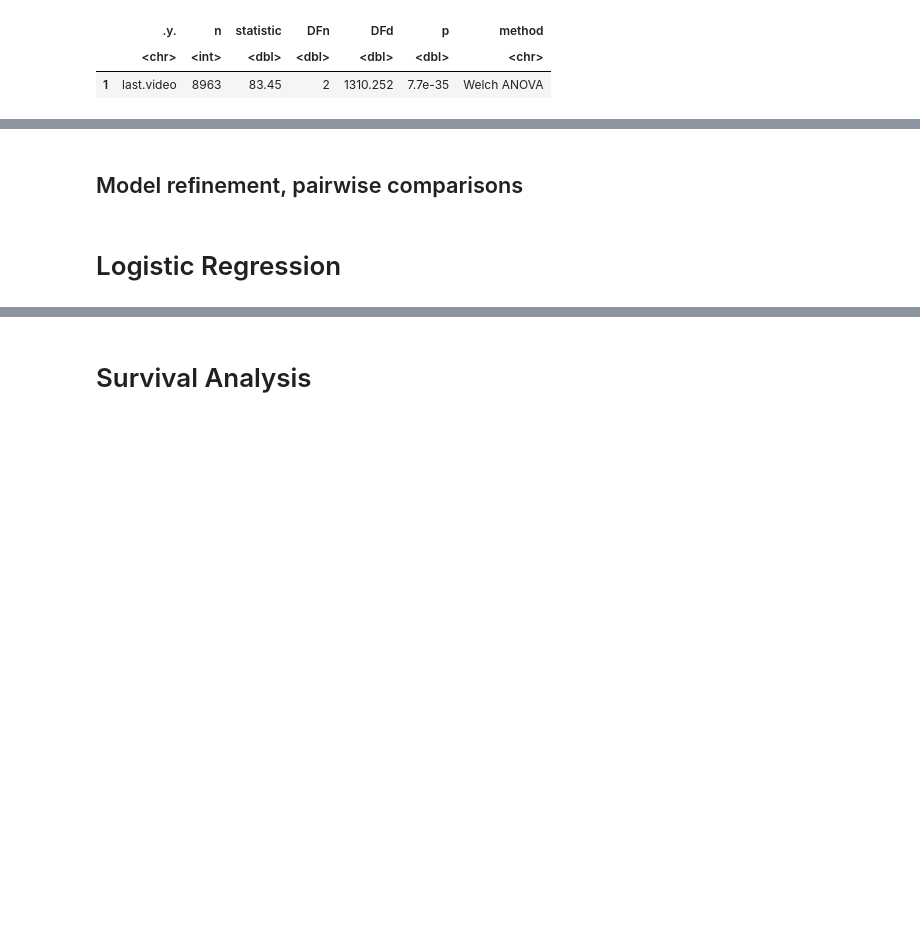
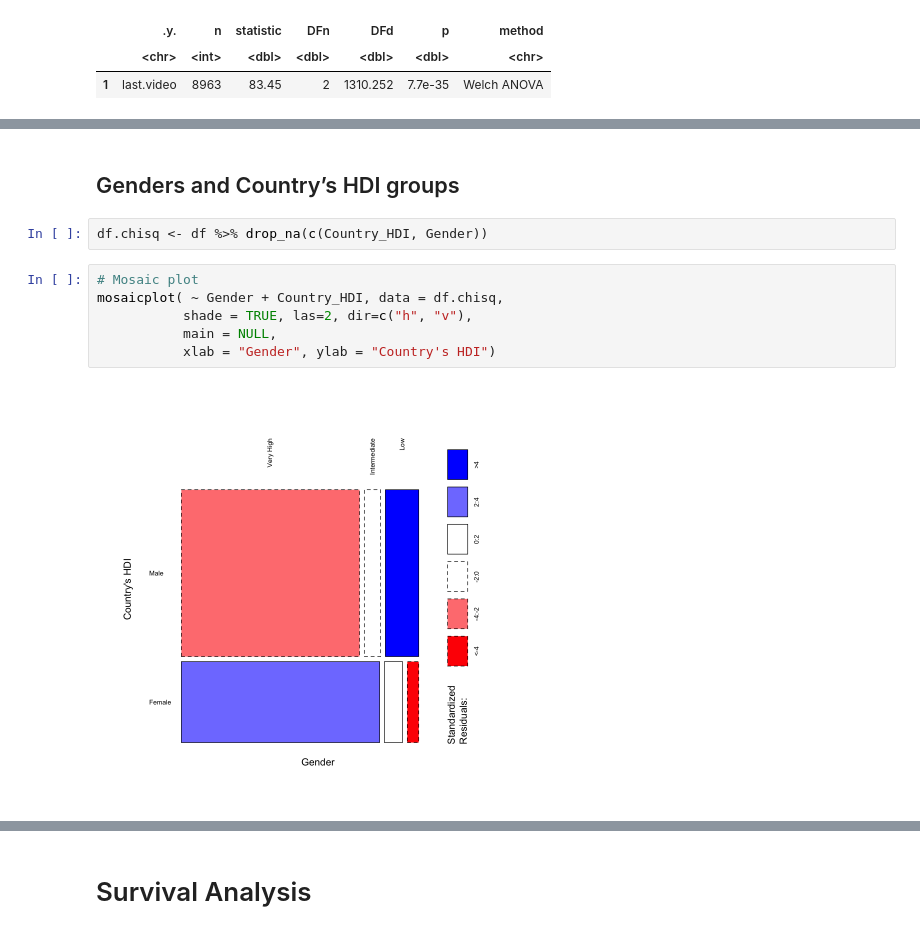
Before and after one commit to buu-nguyen/PIB3-InterStats, a Jupyter notebook: InterStats.ipynb, the cells around one changed output, grey strips where cells are left out. Cells and saved outputs as stored; diff of their text form; blank space fills up the shorter version.

```diff
--- a/InterStats.ipynb
+++ b/InterStats.ipynb
@@ -237,4 +215,12 @@ ggboxplot(df.anova, x = "Country_HDI", y = "last.video") +
 # %% [markdown]
-## Model reﬁnement, pairwise comparisons
+## Genders and Country’s HDI groups
-# %% [markdown]
-# Logistic Regression
+# %%
+df.chisq <- df %>% drop_na(c(Country_HDI, Gender))
+# %%
+# Mosaic plot
+mosaicplot( ~ Gender + Country_HDI, data = df.chisq,
+           shade = TRUE, las=2, dir=c("h", "v"),
+           main = NULL,
+           xlab = "Gender", ylab = "Country's HDI")
+# %% [output]
+[figure, added]
```
Also changed, not shown: parts of 28 cells of this notebook, 10 other files.
